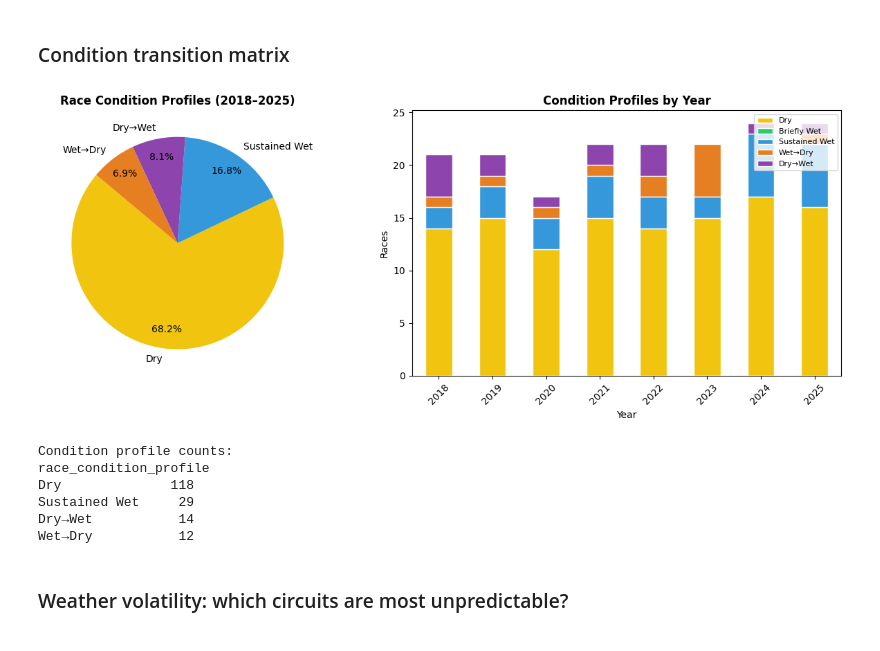
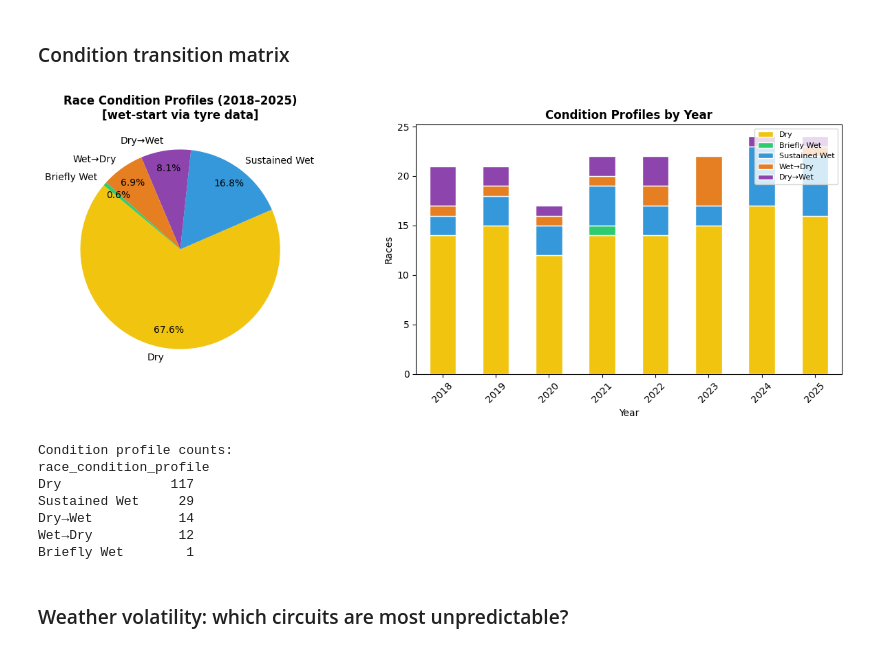
Before and after one commit to CodyRB24/mads-f1-analysis, a Jupyter notebook: notebooks/f1_weather.ipynb, the cells around one changed output. Cells and saved outputs as stored; diff of their text form; code cells hidden in the pictures.

```diff
--- a/notebooks/f1_weather.ipynb
+++ b/notebooks/f1_weather.ipynb
@@ -444,7 +582,8 @@ plt.show()
 # %% [markdown]
 ### Condition transition matrix
 # %%
-# Categorise each race into 4 condition profiles
+# Categorise each race into condition profiles.
+# wet_at_start_confirmed (tyre ground truth) replaces the weather-proxy is_wet_start.
 def classify_condition(row):
     if row["transition_dry_to_wet"]:
         return "Dry→Wet"
@@ -452,7 +591,7 @@ def classify_condition(row):
         return "Wet→Dry"
     if row["is_wet_sustained"]:
         return "Sustained Wet"
-    if row["is_wet_start"] or row["track_wet_pre"]:
+    if row["wet_at_start_confirmed"] or row["mixed_start"] or row["track_wet_pre"]:
         return "Briefly Wet"
     return "Dry"
 
@@ -465,41 +604,43 @@ profile_colors = {
     "Sustained Wet": blue,
     "Wet→Dry": orange,
     "Dry→Wet": purple,
 }
 colors_pie = [profile_colors.get(p, red) for p in profile_counts.index]
 
 fig, (ax1, ax2) = plt.subplots(1, 2, figsize=(13, 5))
 
 # Pie chart
 ax1.pie(profile_counts, labels=profile_counts.index, autopct="%1.1f%%",
         colors=colors_pie, startangle=140, pctdistance=0.82)
-ax1.set_title("Race Condition Profiles (2018–2025)", fontsize=12, fontweight="bold")
+ax1.set_title("Race Condition Profiles (2018–2025)\n[wet-start via tyre data]",
+              fontsize=12, fontweight="bold")
 
 # Year breakdown
 profile_year = raw.groupby(["Year", "race_condition_profile"]).size().unstack(fill_value=0)
 profile_year = profile_year.reindex(columns=list(profile_colors.keys()), fill_value=0)
 profile_year.plot(kind="bar", ax=ax2, color=[profile_colors[c] for c in profile_year.columns],
                   edgecolor="white", stacked=True)
 ax2.set_title("Condition Profiles by Year", fontsize=12, fontweight="bold")
 ax2.set_xlabel("Year")
 ax2.set_ylabel("Races")
 ax2.legend(loc="upper right", fontsize=8)
 ax2.tick_params(axis="x", rotation=45)
 
 plt.tight_layout()
 # plt.savefig("condition_profiles.png", dpi=150)
 plt.show()
 
 print("Condition profile counts:")
 print(profile_counts.to_string())
 # %% [output]
-[figure, old version]
+[figure, new version]
 Condition profile counts:
 race_condition_profile
-Dry              118
+Dry              117
 Sustained Wet     29
 Dry→Wet           14
 Wet→Dry           12
+Briefly Wet        1
 # %% [markdown]
 ### Weather volatility: which circuits are most unpredictable?
 # %%
```
Also changed, not shown: parts of 10 cells of this notebook, 6 other files.
